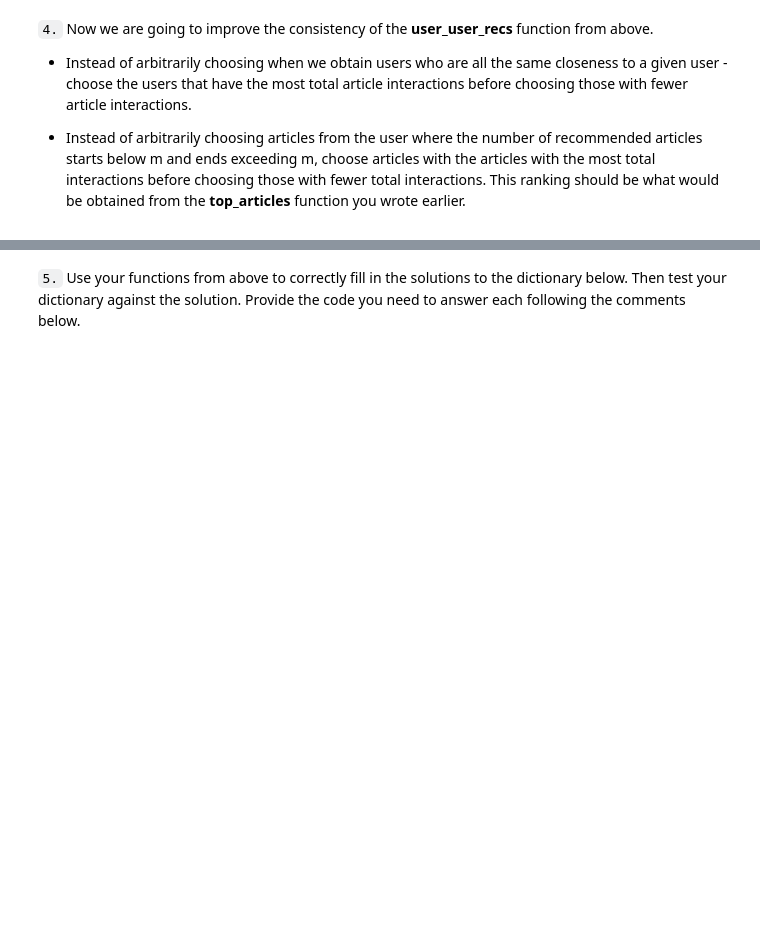
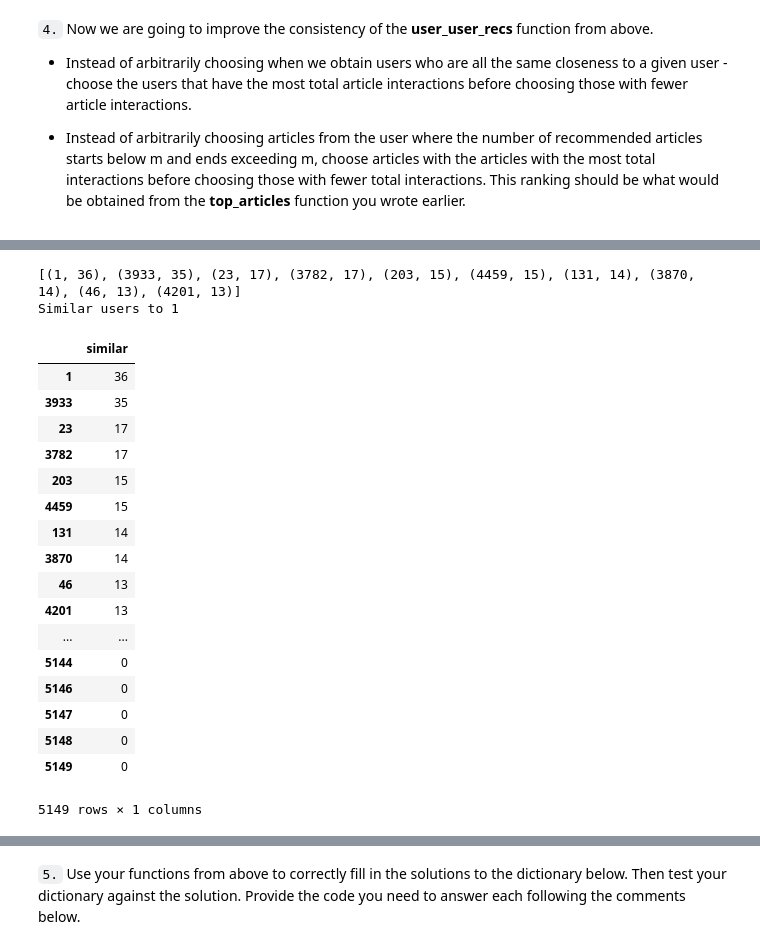
Before and after one commit to SimplifyData/Recommendation-with-IBM, a Jupyter notebook: Recommendations_with_IBM.ipynb, the cells around one changed output, grey strips where cells are left out. Drawn from its saved outputs; the diff is of its cells as text; code cells hidden in the pictures; blank space fills up the shorter version.

```diff
--- a/Recommendations_with_IBM.ipynb
+++ b/Recommendations_with_IBM.ipynb
@@ -651,3 +670,45 @@ AssertionError:
+# %%
+user_id = 1
+
+similarity_dict = {}
+# compute similarity of each user to the provided user
+
+for id_index in range(1,user_item.shape[0]+1):
+    similarity_dict[id_index] = np.dot(user_item.loc[user_id], user_item.loc[id_index])
+
+# sort by similarity
+similarity_list = sorted(similarity_dict.items(), key = lambda x : x[1], reverse= True)
+
+print(similarity_list[:10])
+print("Similar users to {}".format(user_id)  )
+
+col_name = "Similar users to {}".format(user_id)
+
+similarity_df = pd.DataFrame(data = [x[1] for x in similarity_list] , index = [x[0] for x in similarity_list], columns= ["similar"])
+# %% [output]
+[(1, 36), (3933, 35), (23, 17), (3782, 17), (203, 15), (4459, 15), (131, 14), (3870, 14), (46, 13), (4201, 13)]
+Similar users to 1
+# %%
+similarity_df
+# %% [output]
+|  | similar |
+| 1 | 36 |
+| 3933 | 35 |
+| 23 | 17 |
+| 3782 | 17 |
+| 203 | 15 |
+| 4459 | 15 |
+| 131 | 14 |
+| 3870 | 14 |
+| 46 | 13 |
+| 4201 | 13 |
+| ... | ... |
+| 5144 | 0 |
+| 5146 | 0 |
+| 5147 | 0 |
+| 5148 | 0 |
+| 5149 | 0 |
+5149 rows × 1 columns
 # %%
 def get_top_sorted_users(user_id, df=df, user_item=user_item):
     '''
```
Also changed, not shown: parts of 10 cells of this notebook.
